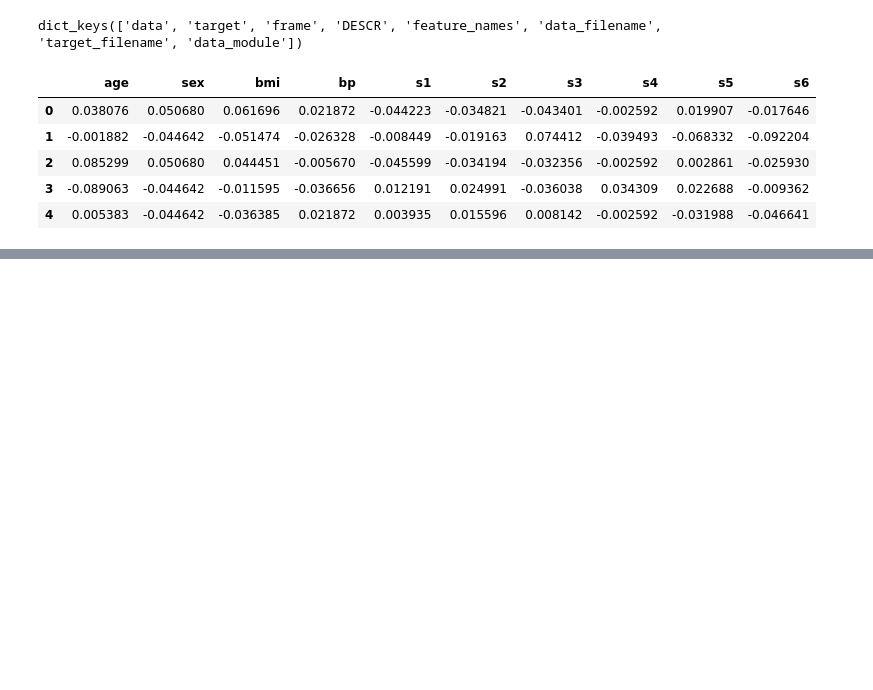
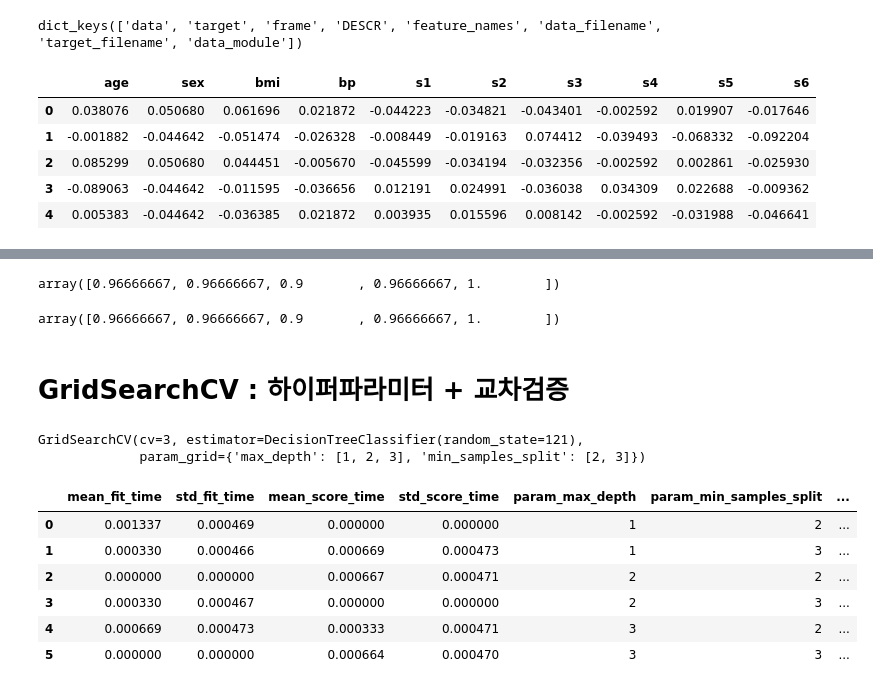
Before and after one commit to jiyoung1634/hipython_rep, a Jupyter notebook: 31_사이킷런탐색.ipynb, the cells around one changed output, grey strips where cells are left out. Cells and saved outputs as stored; diff of their text form; code cells hidden in the pictures; blank space fills up the shorter version.

```diff
--- a/31_사이킷런탐색.ipynb
+++ b/31_사이킷런탐색.ipynb
@@ -17,0 +30,5 @@ df.head()
+# %%
+from sklearn.datasets import load_iris
+load_iris = load_iris()
+iris_data = load_iris.data
+iris_data   # x
@@ -17,0 +53,3 @@ df.head()
+# %%
+iris_label = load_iris.target
+iris_label   # y
@@ -17,0 +309,37 @@ df.head()
+# %%
+skf = StratifiedKFold(n_splits=5)
+cross_val_score(model, x, y, cv=skf, scoring='accuracy')
+# %% [output]
+array([0.96666667, 0.96666667, 0.9       , 0.96666667, 1.        ])
+# %%
+from sklearn.model_selection import cross_validate
+results = cross_validate(model, x, y, cv=skf, scoring='accuracy')
+results['test_score']
+# %% [output]
+array([0.96666667, 0.96666667, 0.9       , 0.96666667, 1.        ])
+# %% [markdown]
+# GridSearchCV : 하이퍼파라미터 + 교차검증
+# %%
+x_train, x_test, y_train, y_test = train_test_split(iris_data,
+                                                    iris_label,
+                                                    test_size=0.2,
+                                                    random_state=121)
+# %%
+from sklearn.model_selection import GridSearchCV
+dt_clf2 = DecisionTreeClassifier(random_state=121)
+params = {'max_depth':[1,2,3], 'min_samples_split':[2,3]}
+grid_dtree = GridSearchCV(dt_clf2, param_grid=params, cv=3, refit=True)
+grid_dtree.fit(x_train, y_train)
+# %% [output]
+GridSearchCV(cv=3, estimator=DecisionTreeClassifier(random_state=121),
+             param_grid={'max_depth': [1, 2, 3], 'min_samples_split': [2, 3]})
+# %%
+pd.DataFrame(grid_dtree.cv_results_)
+# %% [output]
+|  | mean_fit_time | std_fit_time | mean_score_time | std_score_time | param_max_depth | param_min_samples_split | ... |
+| 0 | 0.001337 | 0.000469 | 0.000000 | 0.000000 | 1 | 2 | ... |
+| 1 | 0.000330 | 0.000466 | 0.000669 | 0.000473 | 1 | 3 | ... |
+| 2 | 0.000000 | 0.000000 | 0.000667 | 0.000471 | 2 | 2 | ... |
+| 3 | 0.000330 | 0.000467 | 0.000000 | 0.000000 | 2 | 3 | ... |
+| 4 | 0.000669 | 0.000473 | 0.000333 | 0.000471 | 3 | 2 | ... |
+| 5 | 0.000000 | 0.000000 | 0.000664 | 0.000470 | 3 | 3 | ... |
```
Also changed, not shown: parts of 59 cells of this notebook, 1 other file.
